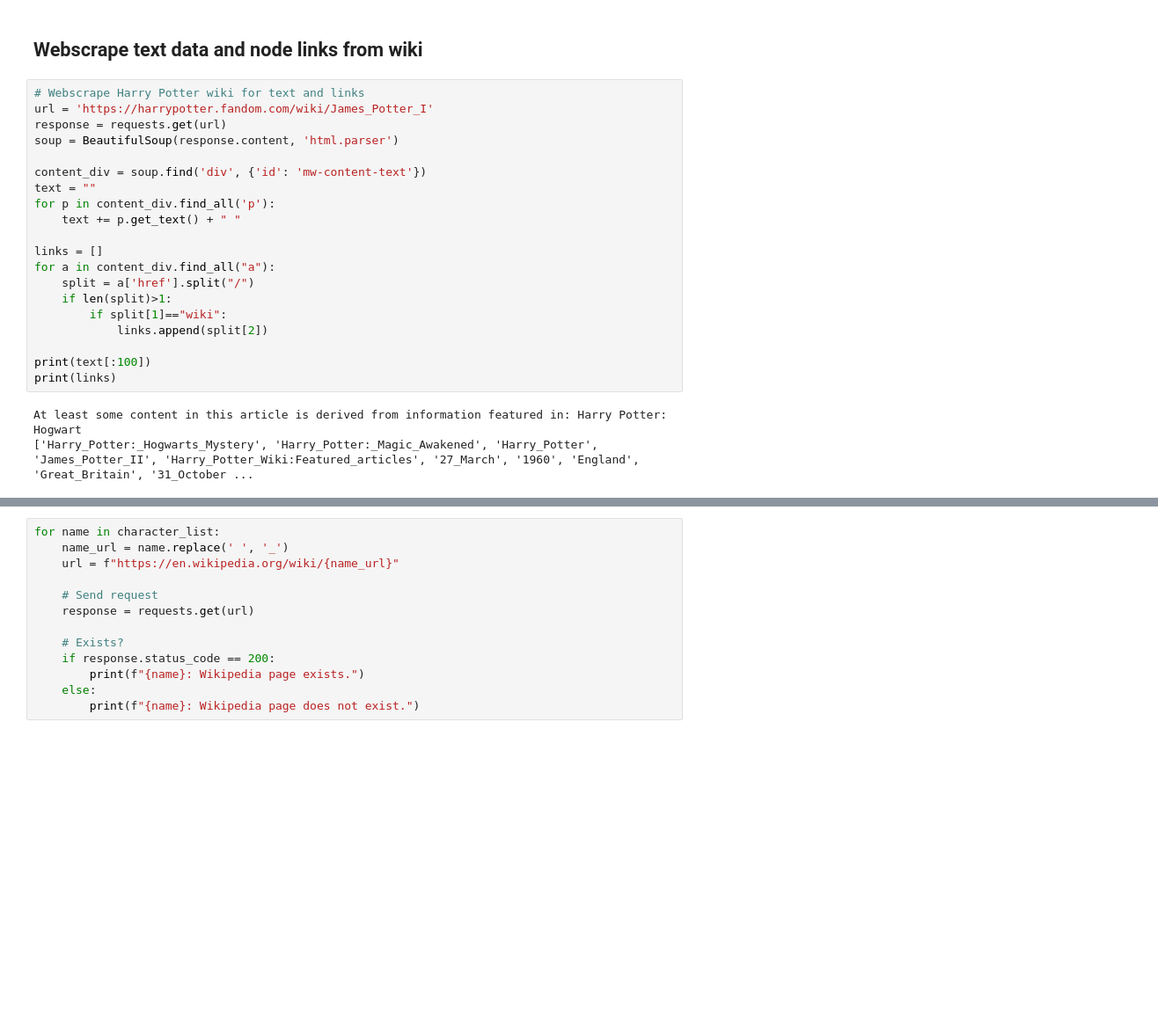
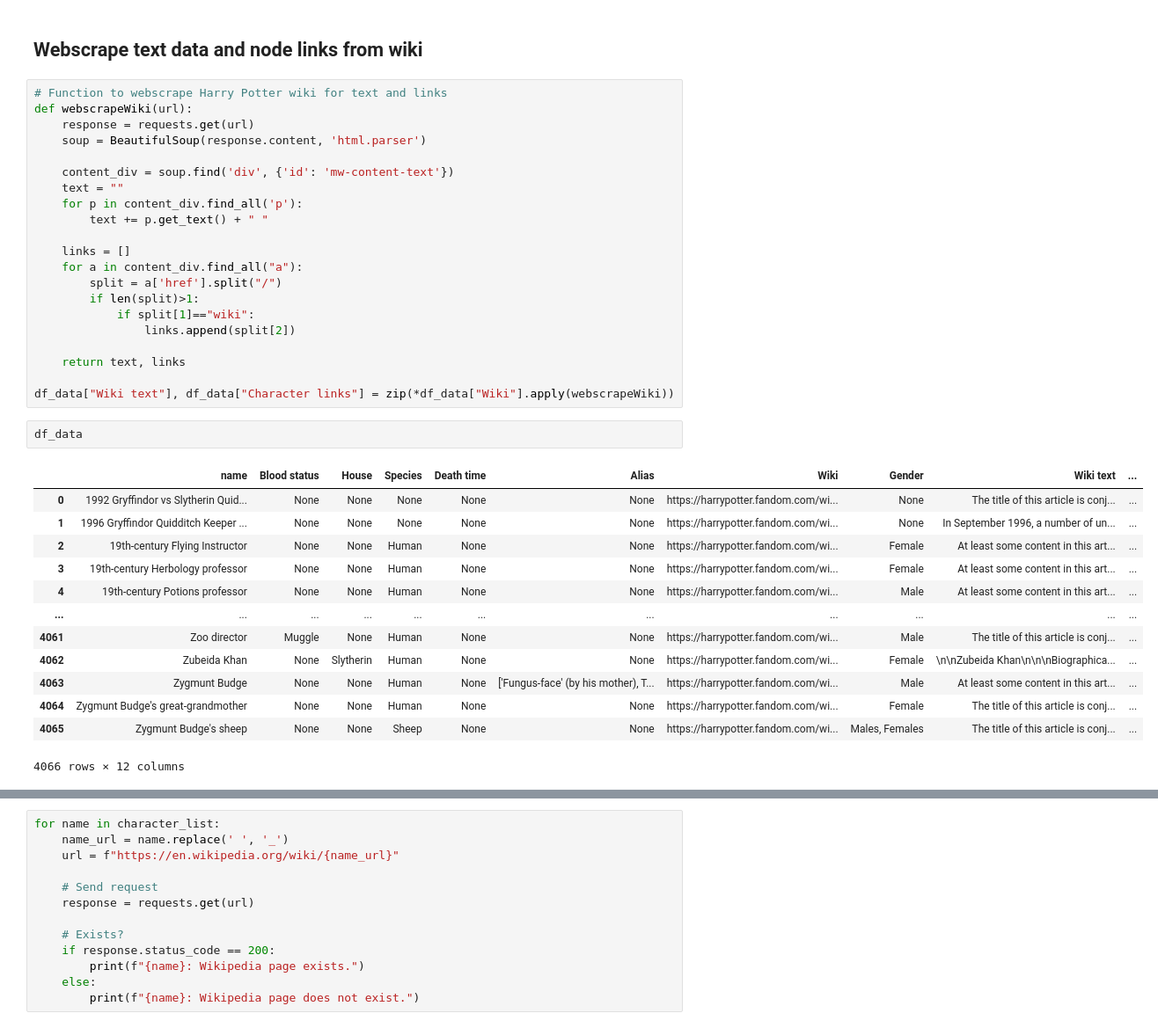
Before and after one commit to fridamariejoergensen/CSS_project, a Jupyter notebook: Explainer_Notebook.ipynb, the cells around one changed output, grey strips where cells are left out. Shown at 88% size. Cells and saved outputs as stored; diff of their text form; blank space fills up the shorter version.

Commit message:
Links webscraped and cleaned to be only characters

```diff
--- a/Explainer_Notebook.ipynb
+++ b/Explainer_Notebook.ipynb
@@ -232,25 +233,39 @@ df_data[~((df_data["Blood status"].isnull())&(df_data["House"].isnull())&(df_dat
 # %% [markdown]
 ## Webscrape text data and node links from wiki
 # %%
-# Webscrape Harry Potter wiki for text and links
-url = 'https://harrypotter.fandom.com/wiki/James_Potter_I'
-response = requests.get(url)
-soup = BeautifulSoup(response.content, 'html.parser')
+# Function to webscrape Harry Potter wiki for text and links
+def webscrapeWiki(url):
+    response = requests.get(url)
+    soup = BeautifulSoup(response.content, 'html.parser')
 
-content_div = soup.find('div', {'id': 'mw-content-text'})
-text = ""
-for p in content_div.find_all('p'):
-    text += p.get_text() + " "
+    content_div = soup.find('div', {'id': 'mw-content-text'})
+    text = ""
+    for p in content_div.find_all('p'):
+        text += p.get_text() + " "
 
-links = []
-for a in content_div.find_all("a"):
-    split = a['href'].split("/")
-    if len(split)>1:
-        if split[1]=="wiki":
-            links.append(split[2])
+    links = []
+    for a in content_div.find_all("a"):
+        split = a['href'].split("/")
+        if len(split)>1:
+            if split[1]=="wiki":
+                links.append(split[2])
 
-print(text[:100])
-print(links)
+    return text, links
+
+df_data["Wiki text"], df_data["Character links"] = zip(*df_data["Wiki"].apply(webscrapeWiki))
-# %% [output]
-At least some content in this article is derived from information featured in: Harry Potter: Hogwart
-['Harry_Potter:_Hogwarts_Mystery', 'Harry_Potter:_Magic_Awakened', 'Harry_Potter', 'James_Potter_II', 'Harry_Potter_Wiki:Featured_articles', '27_March', '1960', 'England', 'Great_Britain', '31_October ...
+# %%
+df_data
+# %% [output]
+|  | name | Blood status | House | Species | Death time | Alias | Wiki | Gender | Wiki text | ... |
+| 0 | 1992 Gryffindor vs Slytherin Quid... | None | None | None | None | None | https://harrypotter.fandom.com/wi... | None | The title of this article is conj... | ... |
+| 1 | 1996 Gryffindor Quidditch Keeper ... | None | None | None | None | None | https://harrypotter.fandom.com/wi... | None | In September 1996, a number of un... | ... |
+| 2 | 19th-century Flying Instructor | None | None | Human | None | None | https://harrypotter.fandom.com/wi... | Female | At least some content in this art... | ... |
+| 3 | 19th-century Herbology professor | None | None | Human | None | None | https://harrypotter.fandom.com/wi... | Female | At least some content in this art... | ... |
+| 4 | 19th-century Potions professor | None | None | Human | None | None | https://harrypotter.fandom.com/wi... | Male | At least some content in this art... | ... |
+| ... | ... | ... | ... | ... | ... | ... | ... | ... | ... | ... |
+| 4061 | Zoo director | Muggle | None | Human | None | None | https://harrypotter.fandom.com/wi... | Male | The title of this article is conj... | ... |
+| 4062 | Zubeida Khan | None | Slytherin | Human | None | None | https://harrypotter.fandom.com/wi... | Female | \n\nZubeida Khan\n\n\nBiographica... | ... |
+| 4063 | Zygmunt Budge | None | None | Human | None | ['Fungus-face' (by his mother), T... | https://harrypotter.fandom.com/wi... | Male | At least some content in this art... | ... |
+| 4064 | Zygmunt Budge's great-grandmother | None | None | Human | None | None | https://harrypotter.fandom.com/wi... | Female | The title of this article is conj... | ... |
+| 4065 | Zygmunt Budge's sheep | None | None | Sheep | None | None | https://harrypotter.fandom.com/wi... | Males, Females | The title of this article is conj... | ... |
+4066 rows × 12 columns
```
Also changed, not shown: parts of 5 cells of this notebook, 1 other file.
